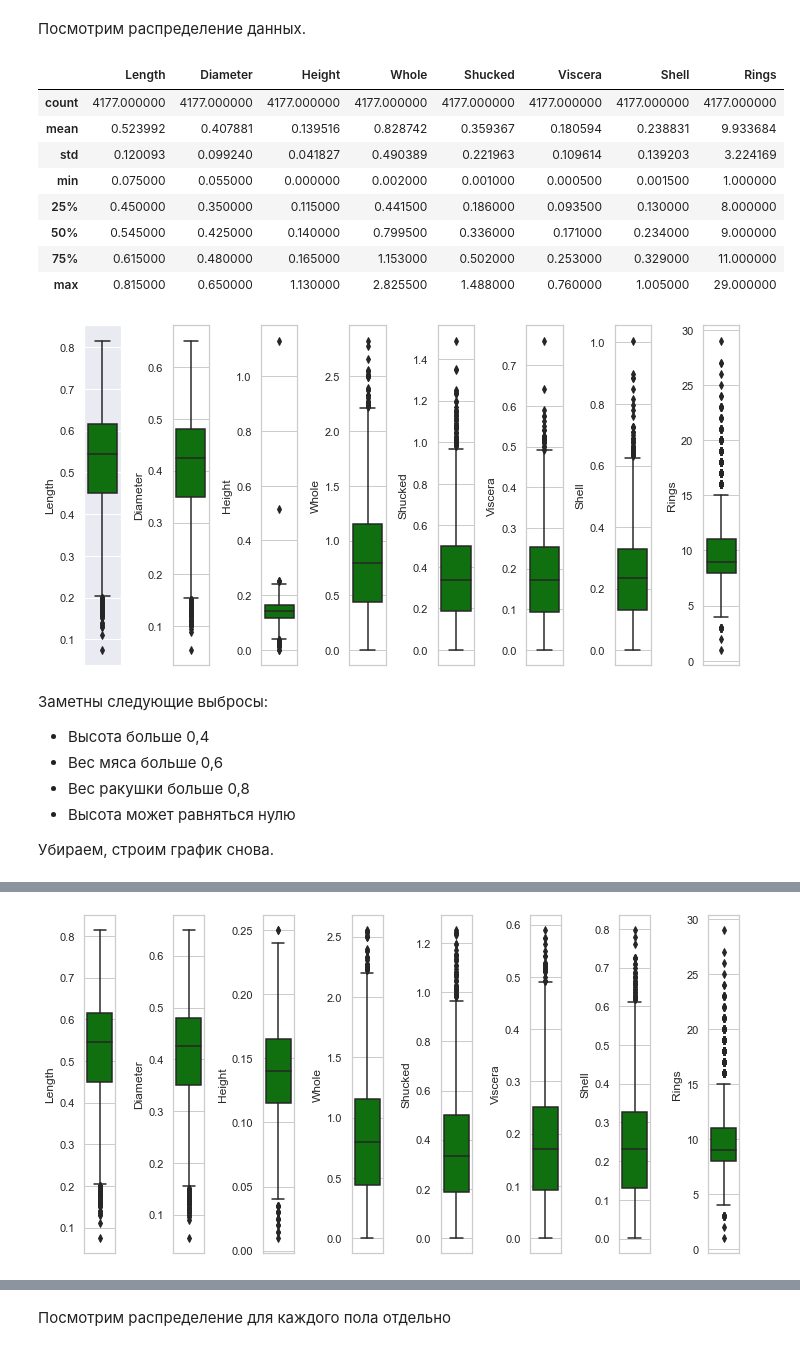
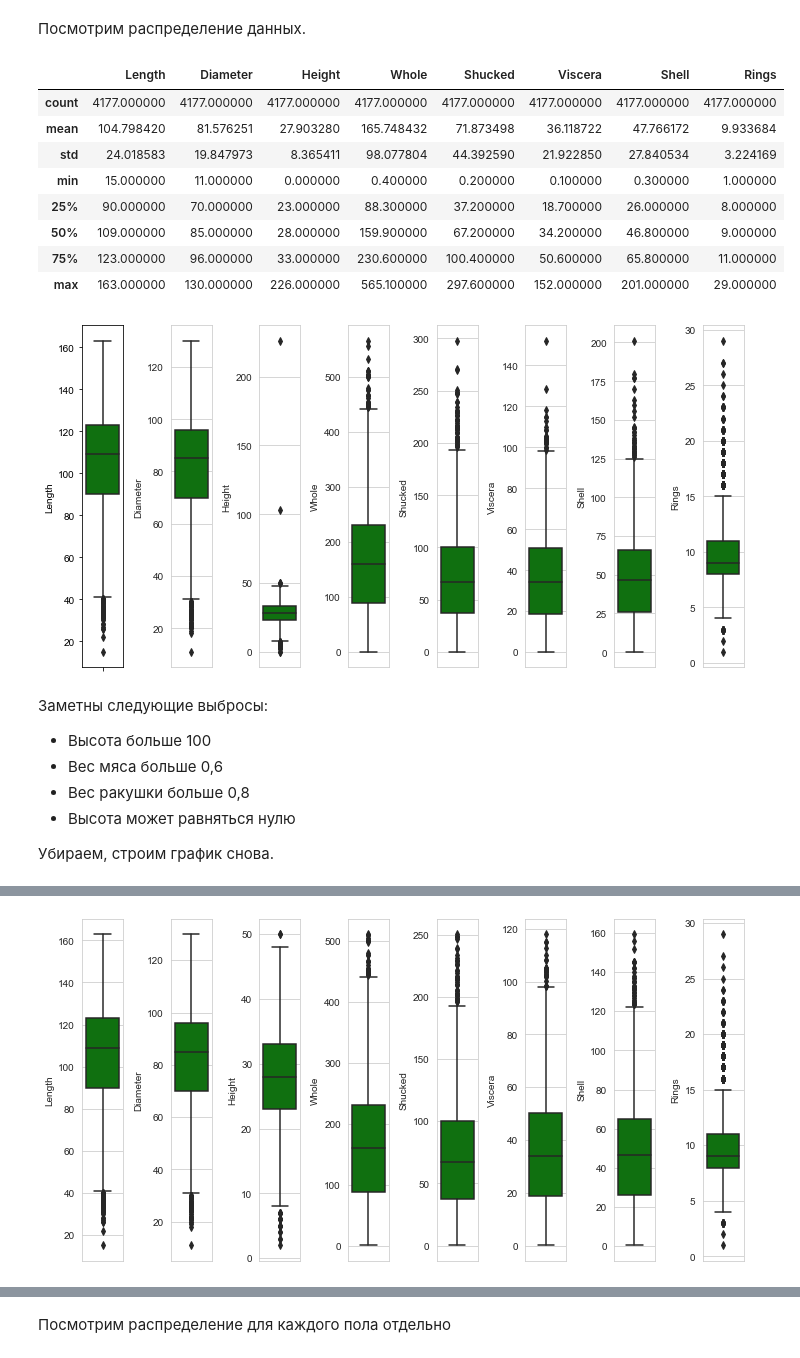
Before and after one commit to a-bezruchenko/ml_sema, a Jupyter notebook: sema.ipynb, the cells around one changed output, grey strips where cells are left out. Drawn from its saved outputs; the diff is of its cells as text; code cells hidden in the pictures.

```diff
--- a/sema.ipynb
+++ b/sema.ipynb
@@ -18,6 +36,11 @@ columns = ["Sex", "Length", "Diameter",
            "Viscera", "Shell", "Rings"]
 
 df = pd.read_csv(filename, names = columns)
+
+continous_columns = ["Length", "Diameter","Height", "Whole", "Shucked","Viscera", "Shell"]
+for c in continous_columns:
+    df[c] = df[c] * 200
+
 df.head()
 # %% [output]
 |  | Sex | Length | Diameter | Height | Whole | Shucked | Viscera | Shell | Rings |
@@ -43,27 +66,27 @@ df.describe()
 # %% [output]
 |  | Length | Diameter | Height | Whole | Shucked | Viscera | Shell | Rings |
 | count | 4177.000000 | 4177.000000 | 4177.000000 | 4177.000000 | 4177.000000 | 4177.000000 | 4177.000000 | 4177.000000 |
-| mean | 0.523992 | 0.407881 | 0.139516 | 0.828742 | 0.359367 | 0.180594 | 0.238831 | 9.933684 |
-| std | 0.120093 | 0.099240 | 0.041827 | 0.490389 | 0.221963 | 0.109614 | 0.139203 | 3.224169 |
-| min | 0.075000 | 0.055000 | 0.000000 | 0.002000 | 0.001000 | 0.000500 | 0.001500 | 1.000000 |
-| 25% | 0.450000 | 0.350000 | 0.115000 | 0.441500 | 0.186000 | 0.093500 | 0.130000 | 8.000000 |
-| 50% | 0.545000 | 0.425000 | 0.140000 | 0.799500 | 0.336000 | 0.171000 | 0.234000 | 9.000000 |
-| 75% | 0.615000 | 0.480000 | 0.165000 | 1.153000 | 0.502000 | 0.253000 | 0.329000 | 11.000000 |
-| max | 0.815000 | 0.650000 | 1.130000 | 2.825500 | 1.488000 | 0.760000 | 1.005000 | 29.000000 |
+| mean | 104.798420 | 81.576251 | 27.903280 | 165.748432 | 71.873498 | 36.118722 | 47.766172 | 9.933684 |
+| std | 24.018583 | 19.847973 | 8.365411 | 98.077804 | 44.392590 | 21.922850 | 27.840534 | 3.224169 |
+| min | 15.000000 | 11.000000 | 0.000000 | 0.400000 | 0.200000 | 0.100000 | 0.300000 | 1.000000 |
+| 25% | 90.000000 | 70.000000 | 23.000000 | 88.300000 | 37.200000 | 18.700000 | 26.000000 | 8.000000 |
+| 50% | 109.000000 | 85.000000 | 28.000000 | 159.900000 | 67.200000 | 34.200000 | 46.800000 | 9.000000 |
+| 75% | 123.000000 | 96.000000 | 33.000000 | 230.600000 | 100.400000 | 50.600000 | 65.800000 | 11.000000 |
+| max | 163.000000 | 130.000000 | 226.000000 | 565.100000 | 297.600000 | 152.000000 | 201.000000 | 29.000000 |
-[figure, old version]
+[figure, new version]
 # %% [markdown]
 Заметны следующие выбросы:
- * Высота больше 0,4
+ * Высота больше 100
  * Вес мяса больше 0,6
  * Вес ракушки больше 0,8
  * Высота может равняться нулю
 
  Убираем, строим график снова.
 # %%
-df.drop(df[df["Height"] > 0.4].index, axis=0, inplace=True)
-df.drop(df[df["Shucked"] > 1.3].index, axis=0, inplace=True)
-df.drop(df[df["Viscera"] > 0.6].index, axis=0, inplace=True)
-df.drop(df[df["Shell"] > 0.8].index, axis=0, inplace=True)
+df.drop(df[df["Height"] > 100].index, axis=0, inplace=True)
+df.drop(df[df["Shucked"] > 260].index, axis=0, inplace=True)
+df.drop(df[df["Viscera"] > 120].index, axis=0, inplace=True)
+df.drop(df[df["Shell"] > 160].index, axis=0, inplace=True)
 
 df.drop(df[df["Height"] == 0].index, axis=0, inplace=True)
 
@@ -91 +114 @@ df.describe()
-[figure, old version]
+[figure, new version]
```
Also changed, not shown: parts of 36 cells of this notebook.
